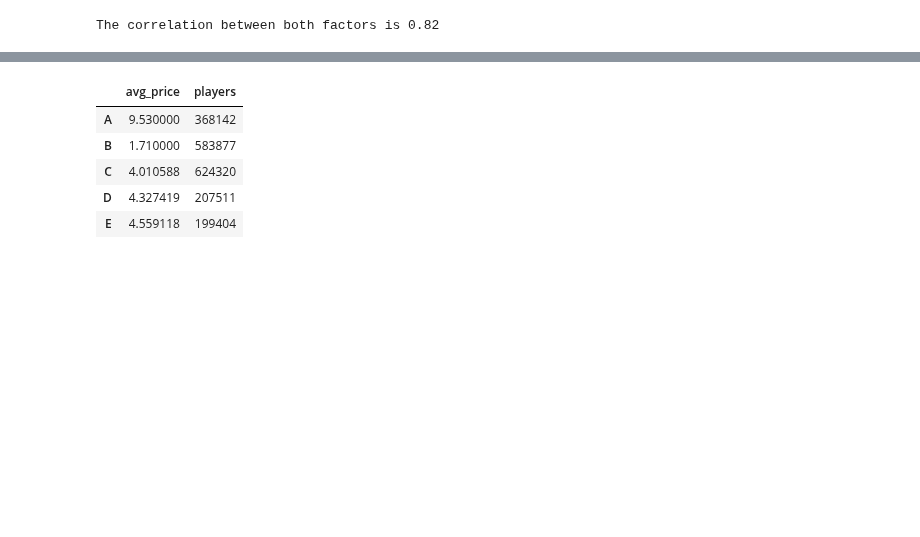
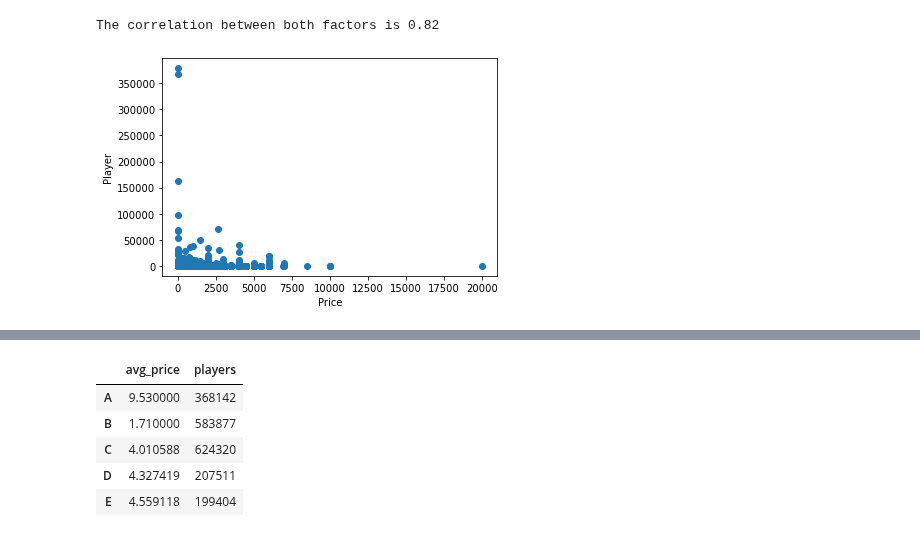
Before and after one commit to HBodden/project1, a Jupyter notebook: SEAMS.ipynb, the cells around one changed output, grey strips where cells are left out. Drawn from its saved outputs; the diff is of its cells as text; code cells hidden in the pictures; blank space fills up the shorter version.

```diff
--- a/SEAMS.ipynb
+++ b/SEAMS.ipynb
@@ -185,3 +185,13 @@ print(f"The correlation between both factors is {round(correlation[0],2)}")
 # %% [output]
 [figure]
 The correlation between both factors is 0.82
+# %%
+#Nico's code
+# price and players
+#Nico's code
+plt.scatter(final_combined_data_df.iloc[:,14],final_combined_data_df.iloc[:,1])
+plt.xlabel('Price')
+plt.ylabel('Player')
+plt.show()
+# %% [output]
+[figure, added]
```
Also changed, not shown: parts of 15 cells of this notebook, 2 other files.
